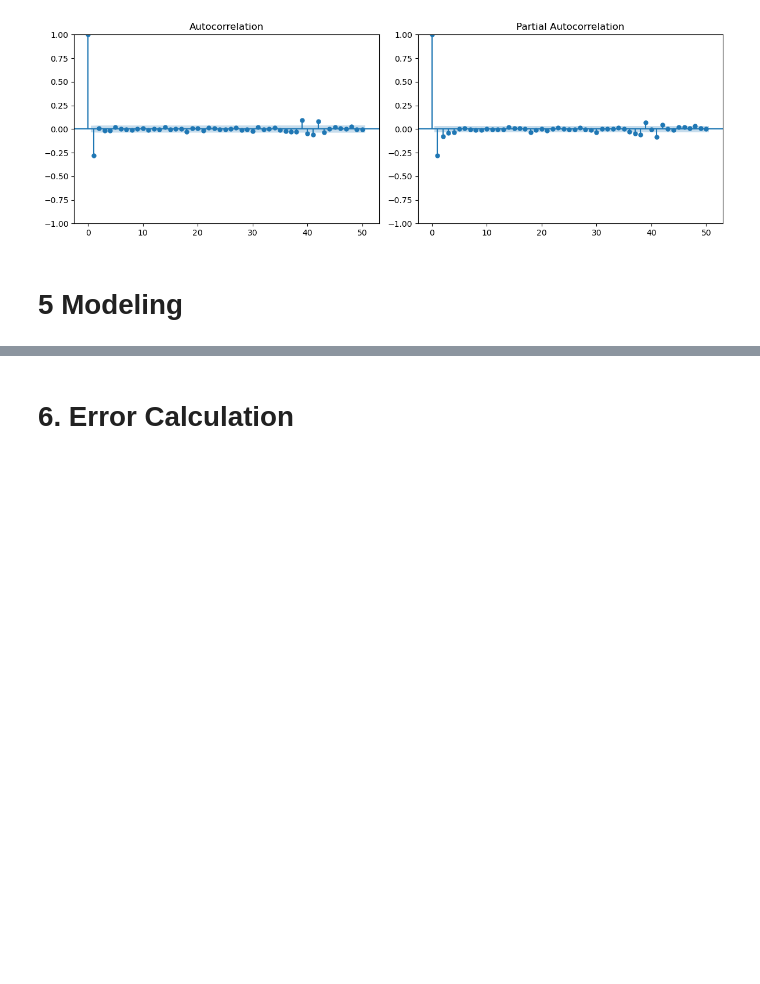
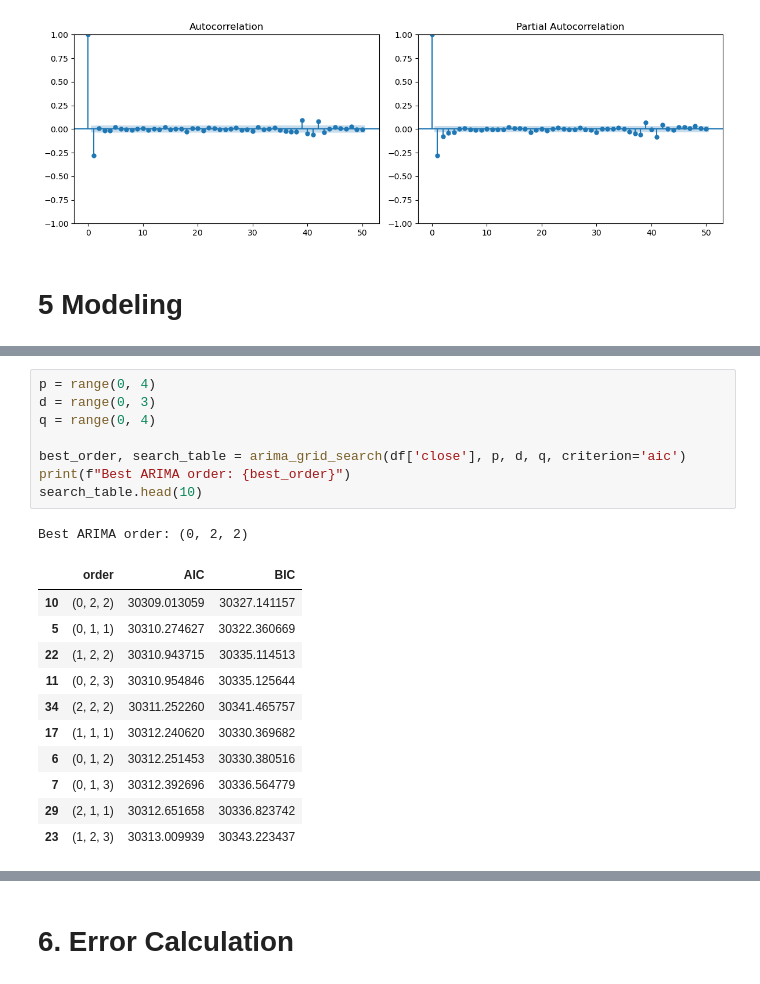
Before and after one commit to MamunurRahmanMoon/Stock_Price_Prediction_Time_Series_Forecasting, a Jupyter notebook: Time_Series_Forecastig_StockPrices_byMamunurRahmanMoon.ipynb, the cells around one changed output, grey strips where cells are left out. Cells and saved outputs as stored; diff of their text form; blank space fills up the shorter version.

```diff
--- a/Time_Series_Forecastig_StockPrices_byMamunurRahmanMoon.ipynb
+++ b/Time_Series_Forecastig_StockPrices_byMamunurRahmanMoon.ipynb
@@ -258,0 +288,21 @@ plt.show()
+# %%
+p = range(0, 4)
+d = range(0, 3)
+q = range(0, 4)
+
+best_order, search_table = arima_grid_search(df['close'], p, d, q, criterion='aic')
+print(f"Best ARIMA order: {best_order}")
+search_table.head(10)
+# %% [output]
+Best ARIMA order: (0, 2, 2)
+|  | order | AIC | BIC |
+| 10 | (0, 2, 2) | 30309.013059 | 30327.141157 |
+| 5 | (0, 1, 1) | 30310.274627 | 30322.360669 |
+| 22 | (1, 2, 2) | 30310.943715 | 30335.114513 |
+| 11 | (0, 2, 3) | 30310.954846 | 30335.125644 |
+| 34 | (2, 2, 2) | 30311.252260 | 30341.465757 |
+| 17 | (1, 1, 1) | 30312.240620 | 30330.369682 |
+| 6 | (0, 1, 2) | 30312.251453 | 30330.380516 |
+| 7 | (0, 1, 3) | 30312.392696 | 30336.564779 |
+| 29 | (2, 1, 1) | 30312.651658 | 30336.823742 |
+| 23 | (1, 2, 3) | 30313.009939 | 30343.223437 |
```
Also changed, not shown: parts of 10 cells of this notebook.
